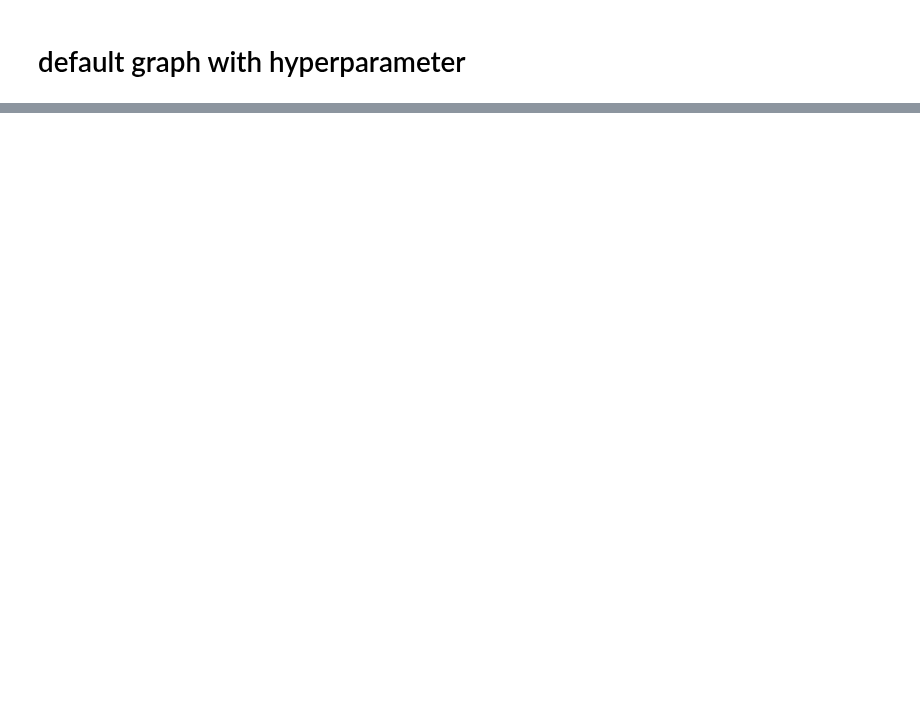
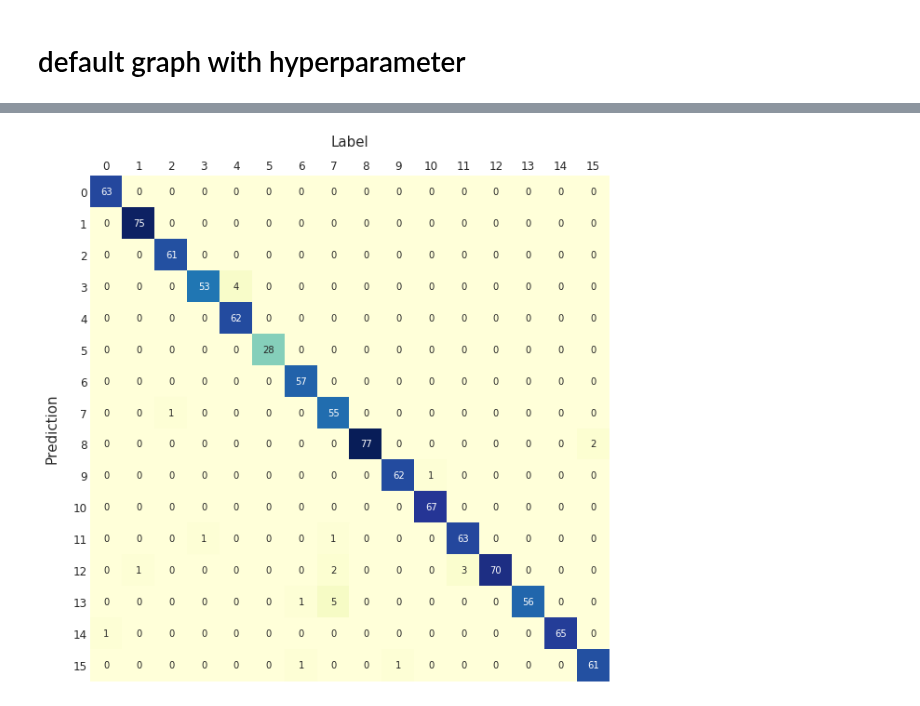
Before and after one commit to JeronimoMontero/AUT-CNN-TUB, a Jupyter notebook: Notebooks/CNN_performance_visualization.ipynb, the cells around one changed output, grey strips where cells are left out. Cells and saved outputs as stored; diff of their text form; code cells hidden in the pictures; blank space fills up the shorter version.

```diff
--- a/Notebooks/CNN_performance_visualization.ipynb
+++ b/Notebooks/CNN_performance_visualization.ipynb
@@ -224,0 +356,3 @@ plt.show()
+# %%
+export_dir= path.split('model.log')[0]+'/simple_save'
+predict_fn = tf.contrib.predictor.from_saved_model(export_dir)
@@ -224,0 +361,11 @@ plt.show()
+# %%
+# load images
+tX_batch, ty_batch, file_name = test_img.get_batch(1000)
+# %%
+
+# make prediction
+predictions = predict_fn({'x':tX_batch, 'keep_prob': 1})
+# %%
+df = pd.DataFrame(data=[predictions['predict'].tolist(),  [np.argmax(labels)for labels in ty_batch], file_name]).T
+df.columns = ['Prediction', 'Label', 'File']
+df.head()
@@ -224,0 +381,20 @@ plt.show()
+# %%
+fig, ax = plt.subplots(figsize=(10,10))
+
+graph = sns.heatmap(df.groupby(['Prediction', 'Label'])['Label'].count().unstack(fill_value=0),
+            cmap="YlGnBu",
+            annot=True,
+            fmt="d",
+            cbar=False)
+ax.xaxis.tick_top() # x axis on top
+ax.xaxis.set_label_position('top')
+
+graph.tick_params(axis='both',labelsize=12) # Tick label size
+graph.set_yticklabels(graph.get_yticklabels(), rotation = 0, fontsize = 12)
+graph.set_ylabel(graph.get_ylabel(), labelpad=15, fontsize = 15)
+graph.set_xlabel(graph.get_xlabel(), labelpad=15, fontsize = 15)
+plt.savefig(path.split('model.log')[0]+'confusion_matrix_abs', bbox_inches='tight', pad_inches= 0.5)
+
+plt.show()
+# %% [output]
+[figure, added]
```
Also changed, not shown: parts of 13 cells of this notebook, 4 other files.
